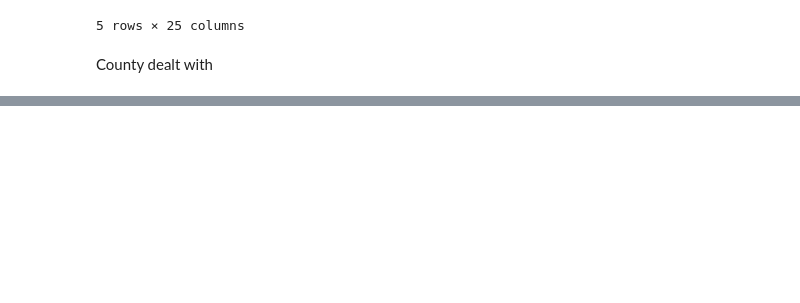
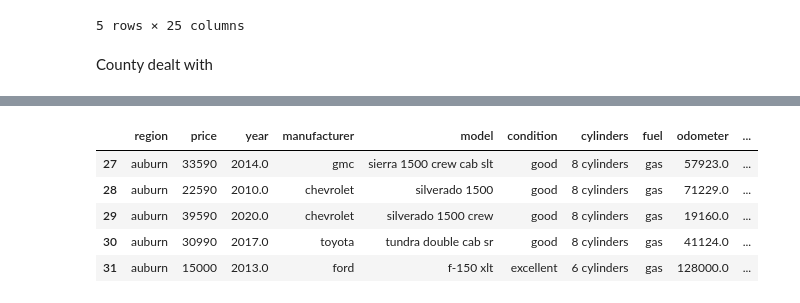
Before and after one commit to RogerPineda13/Car_Pricing_Calculator_App, a Jupyter notebook: Working_Notebook.ipynb, the cells around one changed output, grey strips where cells are left out. Saved outputs shown, nothing was run; the diff lists cells and outputs as text; code cells hidden in the pictures; blank space fills up the shorter version.

```diff
--- a/Working_Notebook.ipynb
+++ b/Working_Notebook.ipynb
@@ -299,0 +923,4 @@ manu_desc.head()
+# %%
+type_desc=df_limited_years.loc[df_limited_years['type'].isna(), ['description','type', 'id']].copy()
+type_desc['description']=type_desc['description'].str.lower().str.split()
+type_desc.head()
@@ -299,0 +934,15 @@ manu_desc.head()
+# %%
+index_nums8=[]
+ty =[]
+for index, row in type_desc.iterrows():
+    for types in type_list:
+        if types in row['description']:
+            index_nums8.append(index)
+            ty.append(types)
+result8 = [None]*(len(index_nums8)+len(ty))
+result8[::2] = index_nums8
+result8[1::2] =ty
+
+for x, y in zip(result8[::2], result8[1::2]):
+
+    print(x,y)
@@ -299,0 +967,6 @@ manu_desc.head()
+# %%
+type_desc_completed = pd.DataFrame(index_nums8, columns=['index'])
+type_desc_completed['type'] = ty
+type_desc_completed_new=type_desc_completed.drop_duplicates(subset=['index'])
+type_desc_completed_new.set_index('index',inplace=True )
+type_desc_completed_new.head()
@@ -299,0 +981,3 @@ manu_desc.head()
+# %%
+df_yo.update(type_desc_completed_new)
+df_yo.isna().sum()
@@ -299,0 +1002,10 @@ manu_desc.head()
+# %%
+df_yo.drop(['id', 'url', 'region_url', 'VIN', 'image_url', 'description', 'lat', 'long', 'posting_date'], axis=1, inplace=True)
+df_yo.head()
+# %% [output]
+|  | region | price | year | manufacturer | model | condition | cylinders | fuel | odometer | ... |
+| 27 | auburn | 33590 | 2014.0 | gmc | sierra 1500 crew cab slt | good | 8 cylinders | gas | 57923.0 | ... |
+| 28 | auburn | 22590 | 2010.0 | chevrolet | silverado 1500 | good | 8 cylinders | gas | 71229.0 | ... |
+| 29 | auburn | 39590 | 2020.0 | chevrolet | silverado 1500 crew | good | 8 cylinders | gas | 19160.0 | ... |
+| 30 | auburn | 30990 | 2017.0 | toyota | tundra double cab sr | good | 8 cylinders | gas | 41124.0 | ... |
+| 31 | auburn | 15000 | 2013.0 | ford | f-150 xlt | excellent | 6 cylinders | gas | 128000.0 | ... |
```
Also changed, not shown: parts of 215 cells of this notebook, 3 other files.
